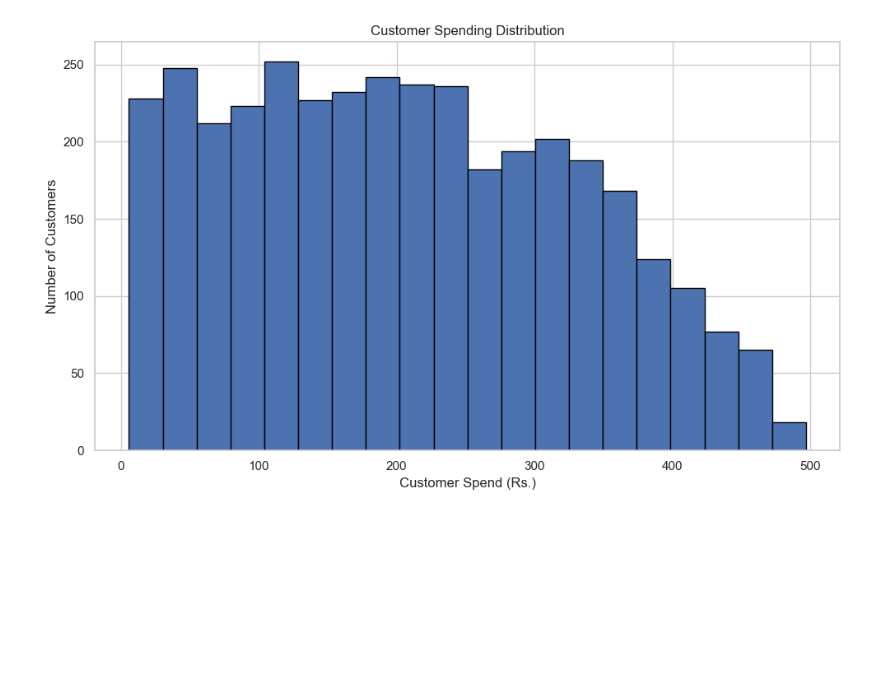
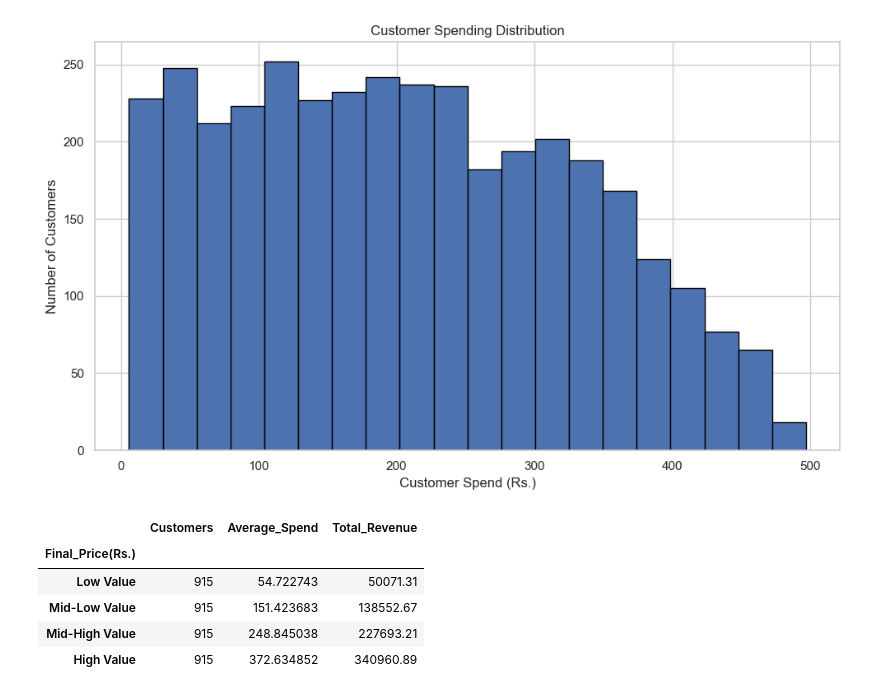
Before and after one commit to lomboto05-commits/eCommerce-customer-analytics, a Jupyter notebook: ecomemerce_customer_analytics.ipynb, the cells around one changed output. Cells and saved outputs as stored; diff of their text form; code cells hidden in the pictures; blank space fills up the shorter version.

```diff
--- a/ecomemerce_customer_analytics.ipynb
+++ b/ecomemerce_customer_analytics.ipynb
@@ -364,3 +364,27 @@ plt.tight_layout()
 plt.show()
 # %% [output]
 [figure]
+# %%
+customer_segments = pd.qcut(
+    customer_spending,
+    q=4,
+    labels=["Low Value", "Mid-Low Value", "Mid-High Value", "High Value"]
+)
+
+segment_analysis = customer_spending.groupby(
+    customer_segments,
+    observed=False
+).agg(
+    Customers="count",
+    Average_Spend="mean",
+    Total_Revenue="sum"
+)
+
+display(segment_analysis)
+# %% [output]
+|  | Customers | Average_Spend | Total_Revenue |
+| Final_Price(Rs.) |  |  |  |
+| Low Value | 915 | 54.722743 | 50071.31 |
+| Mid-Low Value | 915 | 151.423683 | 138552.67 |
+| Mid-High Value | 915 | 248.845038 | 227693.21 |
+| High Value | 915 | 372.634852 | 340960.89 |
```
Also changed, not shown: parts of 1 cell of this notebook.
